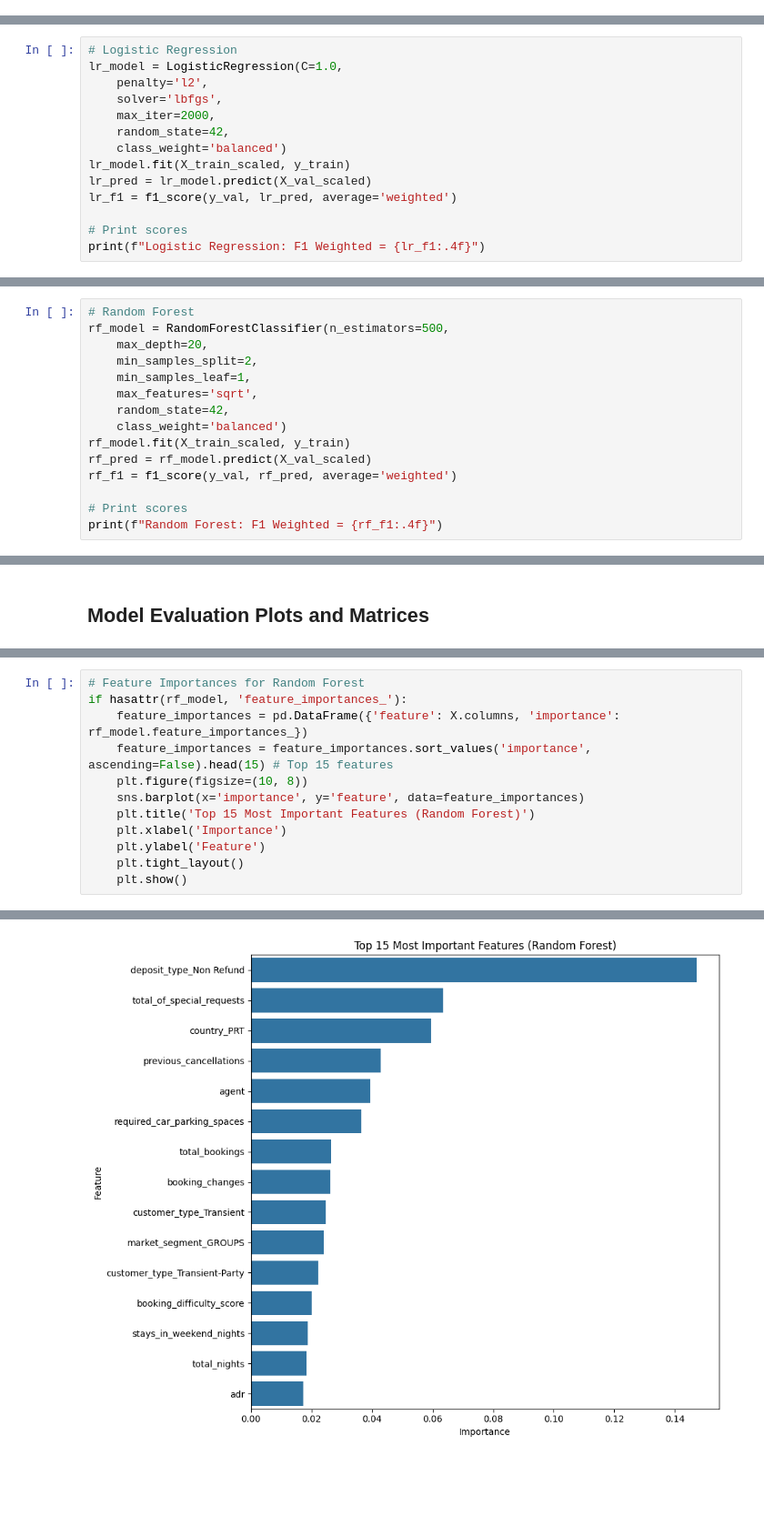
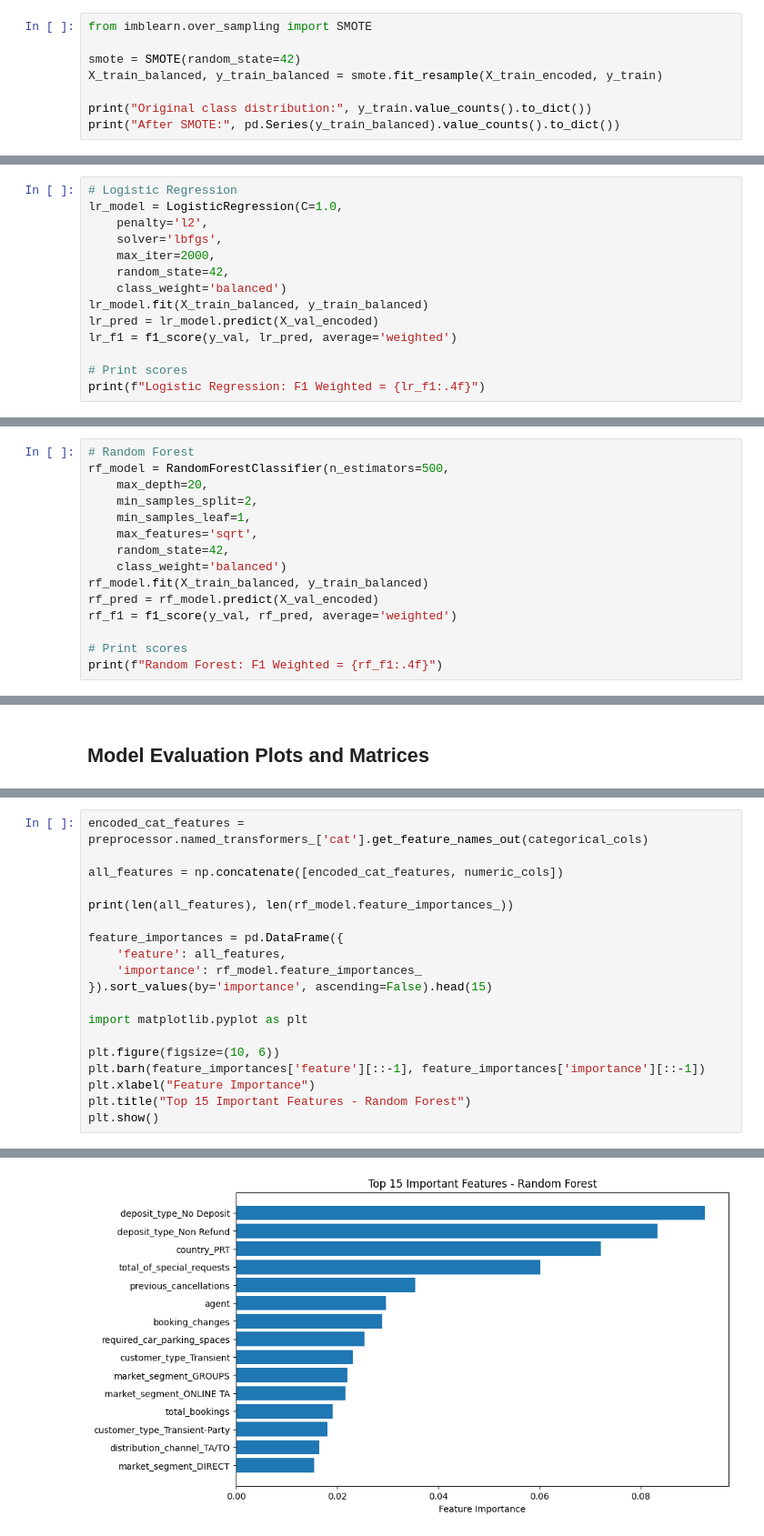
Before and after one commit to Yevheniia-Rudenko/redi_school_ML_AI, a Jupyter notebook: final_project/simple_logistic_regression.ipynb, the cells around one changed output, grey strips where cells are left out. Shown at 91% size. Saved outputs shown, nothing was run; the diff lists cells and outputs as text; blank space fills up the shorter version.

Commit message:
added smote

```diff
--- a/final_project/simple_logistic_regression.ipynb
+++ b/final_project/simple_logistic_regression.ipynb
@@ -304,0 +306,8 @@ joblib.dump(scaler, "scaler.pkl")
+# %%
+from imblearn.over_sampling import SMOTE
+
+smote = SMOTE(random_state=42)
+X_train_balanced, y_train_balanced = smote.fit_resample(X_train_encoded, y_train)
+
+print("Original class distribution:", y_train.value_counts().to_dict())
+print("After SMOTE:", pd.Series(y_train_balanced).value_counts().to_dict())
@@ -312,8 +324,8 @@ lr_model = LogisticRegression(C=1.0,
     max_iter=2000,
     random_state=42,
     class_weight='balanced')
-lr_model.fit(X_train_scaled, y_train)
-lr_pred = lr_model.predict(X_val_scaled)
+lr_model.fit(X_train_balanced, y_train_balanced)
+lr_pred = lr_model.predict(X_val_encoded)
 lr_f1 = f1_score(y_val, lr_pred, average='weighted')
 
 # Print scores
@@ -329,8 +341,8 @@ rf_model = RandomForestClassifier(n_estimators=500,
     max_features='sqrt',
     random_state=42,
     class_weight='balanced')
-rf_model.fit(X_train_scaled, y_train)
-rf_pred = rf_model.predict(X_val_scaled)
+rf_model.fit(X_train_balanced, y_train_balanced)
+rf_pred = rf_model.predict(X_val_encoded)
 rf_f1 = f1_score(y_val, rf_pred, average='weighted')
 
 # Print scores
@@ -429,15 +441,22 @@ Classification Report (Random Forest):
 weighted avg       0.76      0.76      0.75     15536
 [figure]
 # %%
-# Feature Importances for Random Forest
-if hasattr(rf_model, 'feature_importances_'):
-    feature_importances = pd.DataFrame({'feature': X.columns, 'importance': rf_model.feature_importances_})
-    feature_importances = feature_importances.sort_values('importance', ascending=False).head(15) # Top 15 features
-    plt.figure(figsize=(10, 8))
-    sns.barplot(x='importance', y='feature', data=feature_importances)
-    plt.title('Top 15 Most Important Features (Random Forest)')
-    plt.xlabel('Importance')
-    plt.ylabel('Feature')
-    plt.tight_layout()
-    plt.show()
+encoded_cat_features = preprocessor.named_transformers_['cat'].get_feature_names_out(categorical_cols)
+
+all_features = np.concatenate([encoded_cat_features, numeric_cols])
+
+print(len(all_features), len(rf_model.feature_importances_))
+
+feature_importances = pd.DataFrame({
+    'feature': all_features,
+    'importance': rf_model.feature_importances_
+}).sort_values(by='importance', ascending=False).head(15)
+
+import matplotlib.pyplot as plt
+
+plt.figure(figsize=(10, 6))
+plt.barh(feature_importances['feature'][::-1], feature_importances['importance'][::-1])
+plt.xlabel("Feature Importance")
+plt.title("Top 15 Important Features - Random Forest")
+plt.show()
 # %% [output]
@@ -444 +464 @@ if hasattr(rf_model, 'feature_importances_'):
-[figure, old version]
+[figure, new version]
```
Also changed, not shown: parts of 24 cells of this notebook, 4 other files.
